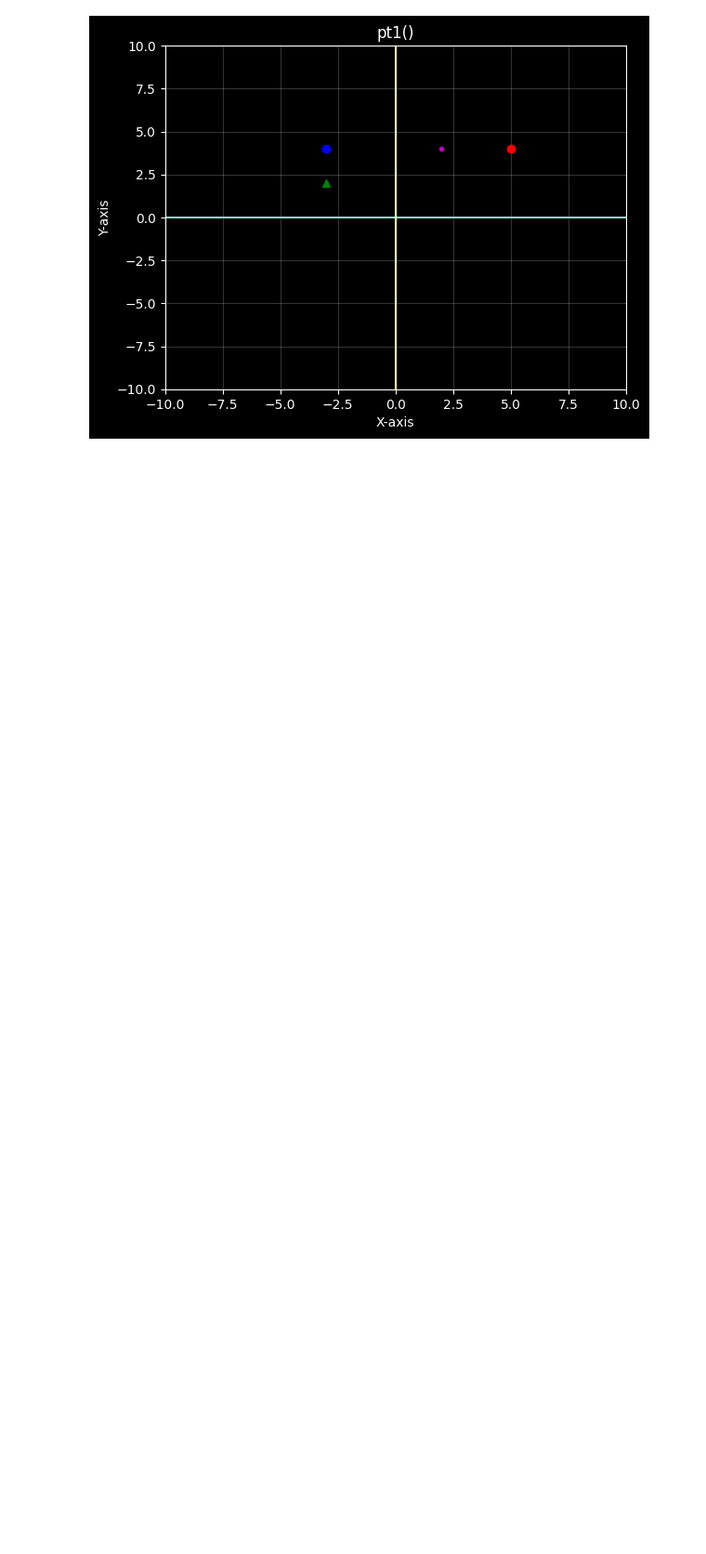
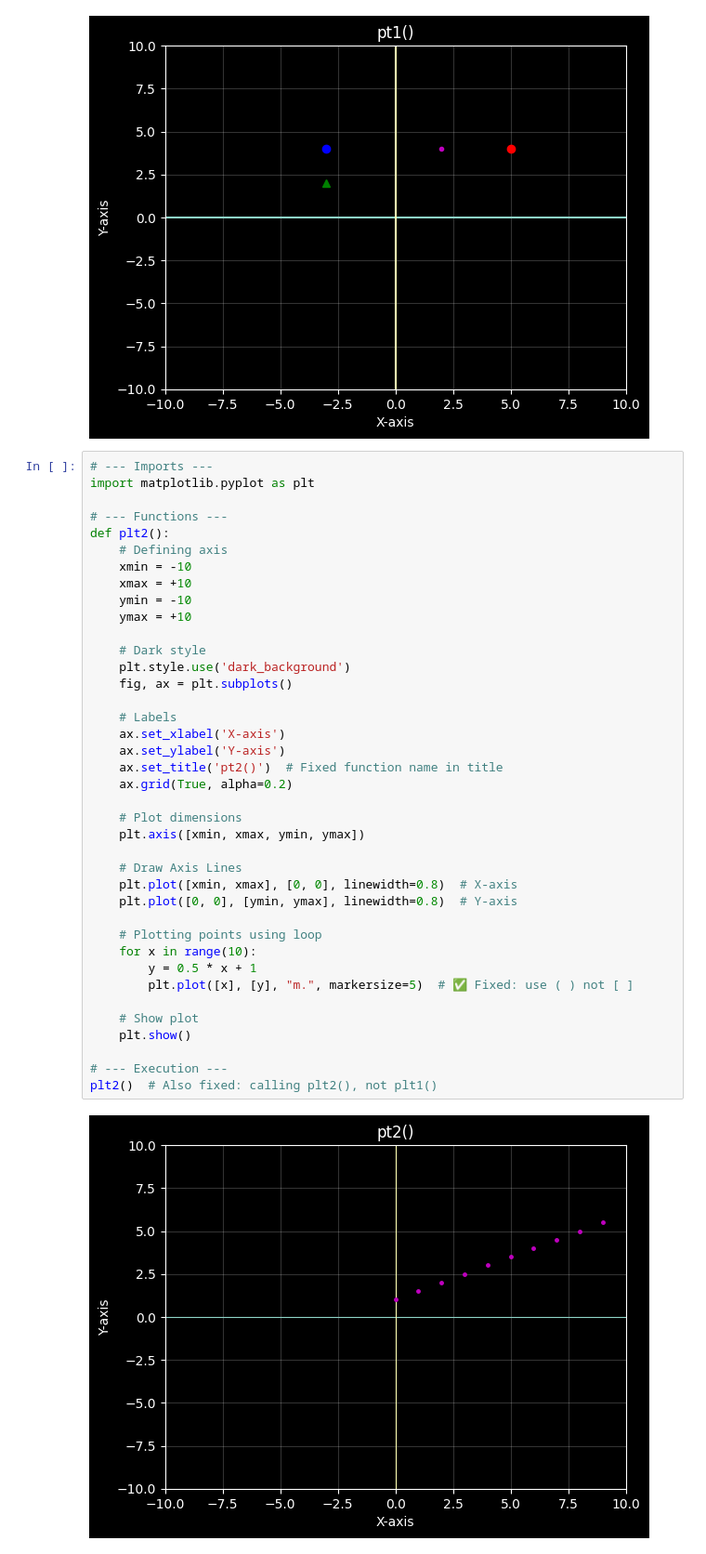
Before and after one commit to xyizko/xo-mathz, a Jupyter notebook: nb/yt-fca-1.1.ipynb, the cells around one changed output. Shown at 93% size. Saved outputs shown, nothing was run; the diff lists cells and outputs as text; blank space fills up the shorter version.

```diff
--- a/nb/yt-fca-1.1.ipynb
+++ b/nb/yt-fca-1.1.ipynb
@@ -269,3 +269,44 @@ def plt1():
 plt1()
 # %% [output]
 [figure]
+# %%
+# --- Imports ---
+import matplotlib.pyplot as plt
+
+# --- Functions ---
+def plt2():
+    # Defining axis
+    xmin = -10
+    xmax = +10
+    ymin = -10
+    ymax = +10
+
+    # Dark style
+    plt.style.use('dark_background')
+    fig, ax = plt.subplots()
+
+    # Labels
+    ax.set_xlabel('X-axis')
+    ax.set_ylabel('Y-axis')
+    ax.set_title('pt2()')  # Fixed function name in title
+    ax.grid(True, alpha=0.2)
+
+    # Plot dimensions
+    plt.axis([xmin, xmax, ymin, ymax])
+
+    # Draw Axis Lines
+    plt.plot([xmin, xmax], [0, 0], linewidth=0.8)  # X-axis
+    plt.plot([0, 0], [ymin, ymax], linewidth=0.8)  # Y-axis
+
+    # Plotting points using loop
+    for x in range(10):
+        y = 0.5 * x + 1
+        plt.plot([x], [y], "m.", markersize=5)  # ✅ Fixed: use ( ) not [ ]
+
+    # Show plot
+    plt.show()
+
+# --- Execution ---
+plt2()  # Also fixed: calling plt2(), not plt1()
+# %% [output]
+[figure, added]
```
